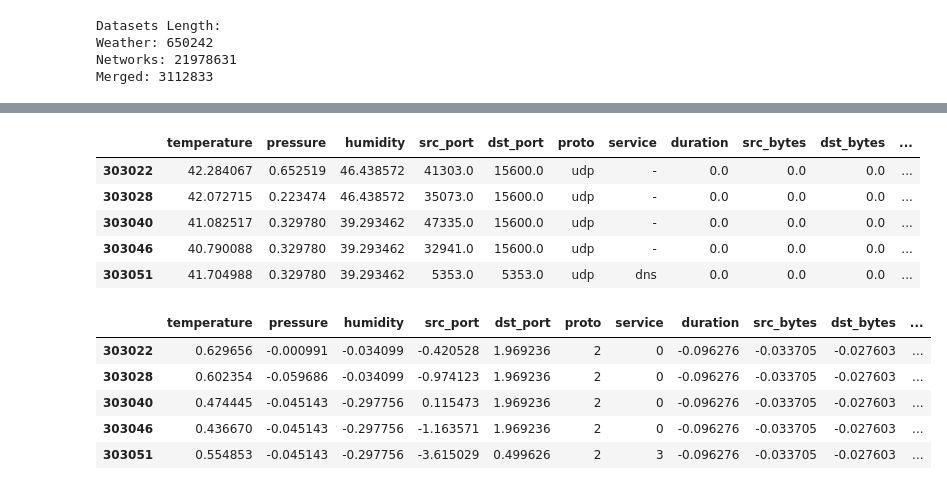
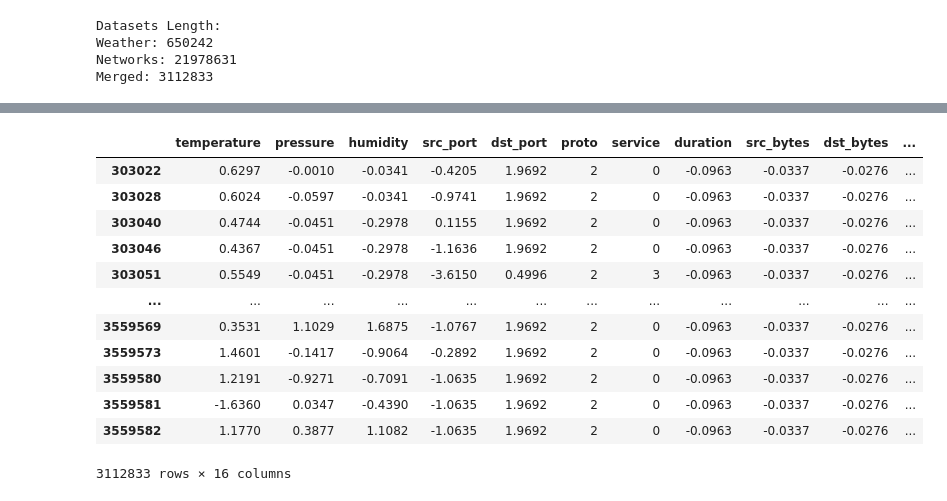
Before and after one commit to Hongwei-Z/SC-MLIDS, a Jupyter notebook: datasets/Preprocessing.ipynb, the cells around one changed output, grey strips where cells are left out. Drawn from its saved outputs; the diff is of its cells as text; code cells hidden in the pictures.

Commit message:
upload new dataset

```diff
--- a/datasets/Preprocessing.ipynb
+++ b/datasets/Preprocessing.ipynb
@@ -15,7 +15,7 @@ import warnings
 warnings.simplefilter('ignore')
 # %%
 # Read IoT Weather dataset
-df_weather = pd.read_csv('./IoT_Weather.csv')
-df_weather.head()
+df_weather = pd.read_csv('E:/MCS/Master Project/Dataset/Processed_IoT_dataset/IoT_Weather.csv')
+df_weather
 # %% [output]
 |  | date | time | temperature | pressure | humidity | label | type |
@@ -66,12 +98,12 @@ selected_columns = ['ts', 'src_ip', 'src_port', 'dst_ip', 'dst_port',
 
 read_all = []
 for i in range(1, 24):
-    file_path = os.path.join('E:\MCS\Master Project\Dataset\Processed_Network_dataset', f'Network_dataset_{i}.csv')
+    file_path = os.path.join('E:/MCS/Master Project/Dataset/Processed_Network_dataset', f'Network_dataset_{i}.csv')
     df = pd.read_csv(file_path, usecols=selected_columns)
     read_all.append(df)
 
 df_networks = pd.concat(read_all, ignore_index=True)
-df_networks.head()
+df_networks
 # %% [output]
 |  | ts | src_ip | src_port | dst_ip | dst_port | proto | service | duration | src_bytes | dst_bytes | ... |
 | 0 | 1554198358 | 3.122.49.24 | 1883.0 | 192.168.1.152 | 52976.0 | tcp | - | 80549.530260 | 1762852.0 | 41933215.0 | ... |
@@ -186,8 +256,8 @@ Weather: 650242
 Networks: 21978631
 Merged: 3112833
 # %%
-# Drop datetime
-merged_df.drop(['date', 'type'], axis=1, inplace=True)
+# Drop datetime and type, the IP address contains IPv4 and IPv6 and cannot be simply converted into numbers, so they are also deleted.
+merged_df.drop(['date', 'type', 'src_ip', 'dst_ip'], axis=1, inplace=True)
 merged_df.rename(columns={'label_y': 'target'}, inplace=True)
-merged_df.head()
+merged_df
 # %% [output]
@@ -200,34 +277,32 @@ merged_df.head()
-# %%
-# The IP address contains IPv4 and IPv6 and cannot be simply converted into numbers, so it is deleted.
-merged_df.drop(['src_ip', 'dst_ip'], axis=1, inplace=True)
-merged_df.head()
-# %% [output]
-|  | temperature | pressure | humidity | src_port | dst_port | proto | service | duration | src_bytes | dst_bytes | ... |
-| 303022 | 42.284067 | 0.652519 | 46.438572 | 41303.0 | 15600.0 | udp | - | 0.0 | 0.0 | 0.0 | ... |
-| 303028 | 42.072715 | 0.223474 | 46.438572 | 35073.0 | 15600.0 | udp | - | 0.0 | 0.0 | 0.0 | ... |
-| 303040 | 41.082517 | 0.329780 | 39.293462 | 47335.0 | 15600.0 | udp | - | 0.0 | 0.0 | 0.0 | ... |
-| 303046 | 40.790088 | 0.329780 | 39.293462 | 32941.0 | 15600.0 | udp | - | 0.0 | 0.0 | 0.0 | ... |
-| 303051 | 41.704988 | 0.329780 | 39.293462 | 5353.0 | 5353.0 | udp | dns | 0.0 | 0.0 | 0.0 | ... |
 # %%
 # Encode target labels with integer value
 le = LabelEncoder()
 string_columns = ['proto', 'service', 'conn_state']
 for col in string_columns:
     merged_df[col] = le.fit_transform(merged_df[col])
 
 # Normalize the numeric columns
 scaler = StandardScaler()
 numeric_columns = ['temperature', 'pressure', 'humidity', 'src_port', 'dst_port',
                      'duration', 'src_bytes', 'dst_bytes', 'src_pkts', 'src_ip_bytes', 'dst_pkts', 'dst_ip_bytes']
 merged_df[numeric_columns] = scaler.fit_transform(merged_df[numeric_columns])
-merged_df.head()
+merged_df[numeric_columns] = merged_df[numeric_columns].round(4)  # Keep 4 decimal place
+merged_df['target'] = merged_df['target'].astype(int)
+merged_df
 # %% [output]
 |  | temperature | pressure | humidity | src_port | dst_port | proto | service | duration | src_bytes | dst_bytes | ... |
-| 303022 | 0.629656 | -0.000991 | -0.034099 | -0.420528 | 1.969236 | 2 | 0 | -0.096276 | -0.033705 | -0.027603 | ... |
-| 303028 | 0.602354 | -0.059686 | -0.034099 | -0.974123 | 1.969236 | 2 | 0 | -0.096276 | -0.033705 | -0.027603 | ... |
-| 303040 | 0.474445 | -0.045143 | -0.297756 | 0.115473 | 1.969236 | 2 | 0 | -0.096276 | -0.033705 | -0.027603 | ... |
-| 303046 | 0.436670 | -0.045143 | -0.297756 | -1.163571 | 1.969236 | 2 | 0 | -0.096276 | -0.033705 | -0.027603 | ... |
-| 303051 | 0.554853 | -0.045143 | -0.297756 | -3.615029 | 0.499626 | 2 | 3 | -0.096276 | -0.033705 | -0.027603 | ... |
+| 303022 | 0.6297 | -0.0010 | -0.0341 | -0.4205 | 1.9692 | 2 | 0 | -0.0963 | -0.0337 | -0.0276 | ... |
+| 303028 | 0.6024 | -0.0597 | -0.0341 | -0.9741 | 1.9692 | 2 | 0 | -0.0963 | -0.0337 | -0.0276 | ... |
+| 303040 | 0.4744 | -0.0451 | -0.2978 | 0.1155 | 1.9692 | 2 | 0 | -0.0963 | -0.0337 | -0.0276 | ... |
+| 303046 | 0.4367 | -0.0451 | -0.2978 | -1.1636 | 1.9692 | 2 | 0 | -0.0963 | -0.0337 | -0.0276 | ... |
+| 303051 | 0.5549 | -0.0451 | -0.2978 | -3.6150 | 0.4996 | 2 | 3 | -0.0963 | -0.0337 | -0.0276 | ... |
+| ... | ... | ... | ... | ... | ... | ... | ... | ... | ... | ... | ... |
+| 3559569 | 0.3531 | 1.1029 | 1.6875 | -1.0767 | 1.9692 | 2 | 0 | -0.0963 | -0.0337 | -0.0276 | ... |
+| 3559573 | 1.4601 | -0.1417 | -0.9064 | -0.2892 | 1.9692 | 2 | 0 | -0.0963 | -0.0337 | -0.0276 | ... |
+| 3559580 | 1.2191 | -0.9271 | -0.7091 | -1.0635 | 1.9692 | 2 | 0 | -0.0963 | -0.0337 | -0.0276 | ... |
+| 3559581 | -1.6360 | 0.0347 | -0.4390 | -1.0635 | 1.9692 | 2 | 0 | -0.0963 | -0.0337 | -0.0276 | ... |
+| 3559582 | 1.1770 | 0.3877 | 1.1082 | -1.0635 | 1.9692 | 2 | 0 | -0.0963 | -0.0337 | -0.0276 | ... |
+3112833 rows × 16 columns
 # %%
 # Shuffle the dataset
 dataset = merged_df.sample(frac=1).reset_index(drop=True)
```
Also changed, not shown: parts of 22 cells of this notebook, 2 other files.
